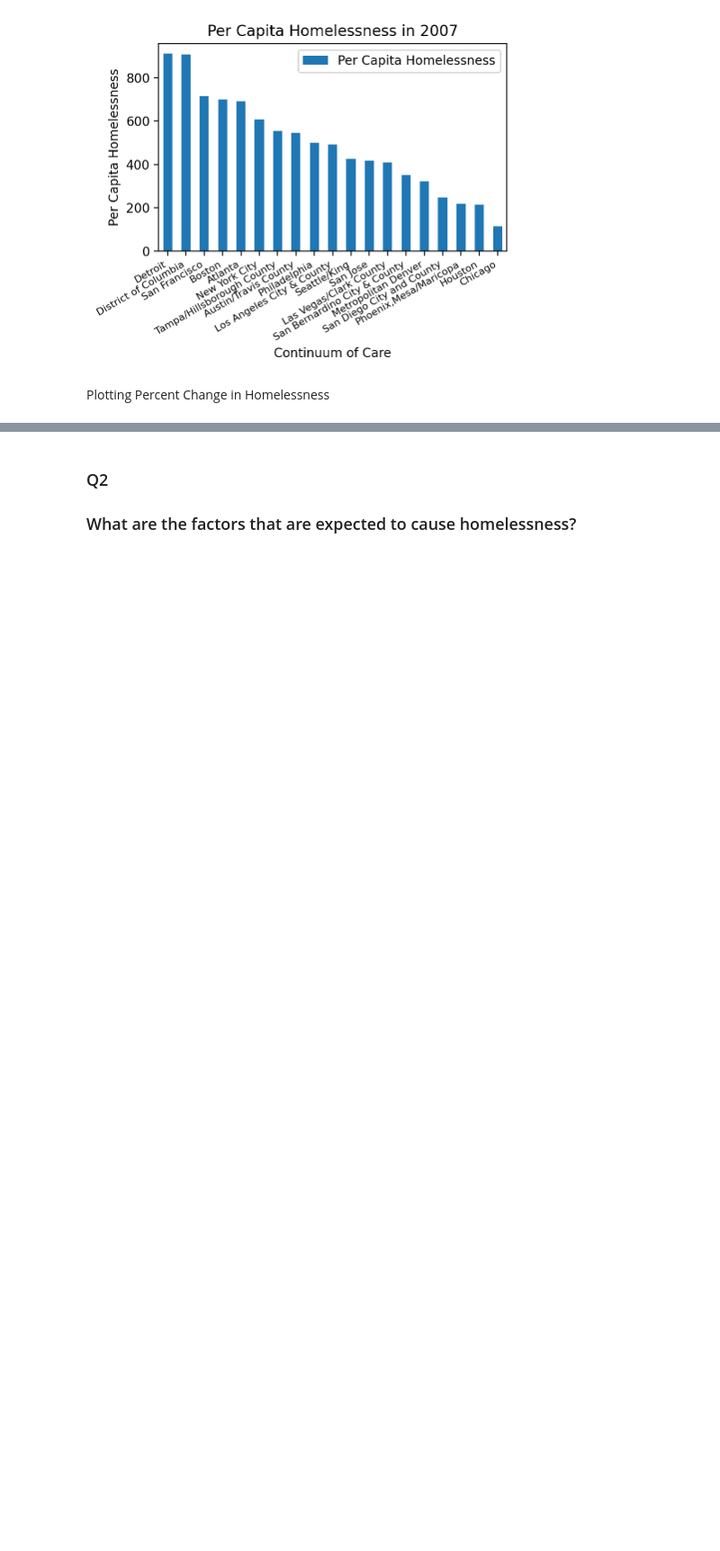
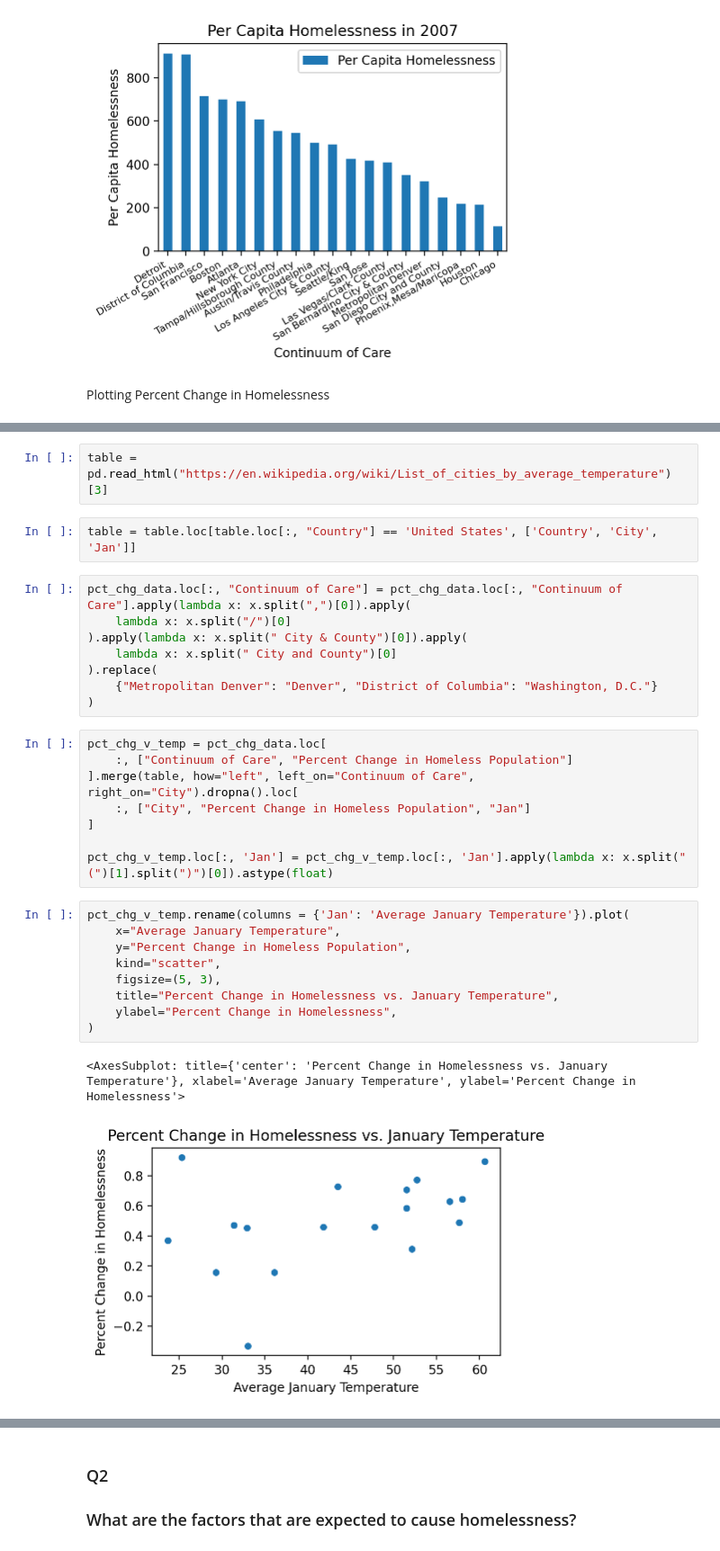
Before and after one commit to heath3rq/Python_Homelessness-Causal-Inference-Analysis, a Jupyter notebook: 30_results/eda.ipynb, the cells around one changed output, grey strips where cells are left out. Shown at 90% size. Cells and saved outputs as stored; diff of their text form; blank space fills up the shorter version.

Commit message:
Added Graph of Homeless vs Temperature

```diff
--- a/30_results/eda.ipynb
+++ b/30_results/eda.ipynb
@@ -169,3 +171,35 @@ plt.xticks(rotation=30, ha="right", size=8)
   Text(17, 0, 'Boston'),
   Text(18, 0, 'New York City')])
 [figure]
+# %%
+table = pd.read_html("https://en.wikipedia.org/wiki/List_of_cities_by_average_temperature")[3]
+# %%
+table = table.loc[table.loc[:, "Country"] == 'United States', ['Country', 'City', 'Jan']]
+# %%
+pct_chg_data.loc[:, "Continuum of Care"] = pct_chg_data.loc[:, "Continuum of Care"].apply(lambda x: x.split(",")[0]).apply(
+    lambda x: x.split("/")[0]
+).apply(lambda x: x.split(" City & County")[0]).apply(
+    lambda x: x.split(" City and County")[0]
+).replace(
+    {"Metropolitan Denver": "Denver", "District of Columbia": "Washington, D.C."}
+)
+# %%
+pct_chg_v_temp = pct_chg_data.loc[
+    :, ["Continuum of Care", "Percent Change in Homeless Population"]
+].merge(table, how="left", left_on="Continuum of Care", right_on="City").dropna().loc[
+    :, ["City", "Percent Change in Homeless Population", "Jan"]
+]
+
+pct_chg_v_temp.loc[:, 'Jan'] = pct_chg_v_temp.loc[:, 'Jan'].apply(lambda x: x.split("(")[1].split(")")[0]).astype(float)
+# %%
+pct_chg_v_temp.rename(columns = {'Jan': 'Average January Temperature'}).plot(
+    x="Average January Temperature",
+    y="Percent Change in Homeless Population",
+    kind="scatter",
+    figsize=(5, 3),
+    title="Percent Change in Homelessness vs. January Temperature",
+    ylabel="Percent Change in Homelessness",
+)
+# %% [output]
+<AxesSubplot: title={'center': 'Percent Change in Homelessness vs. January Temperature'}, xlabel='Average January Temperature', ylabel='Percent Change in Homelessness'>
+[figure, added]
```
Also changed, not shown: parts of 4 cells of this notebook.
